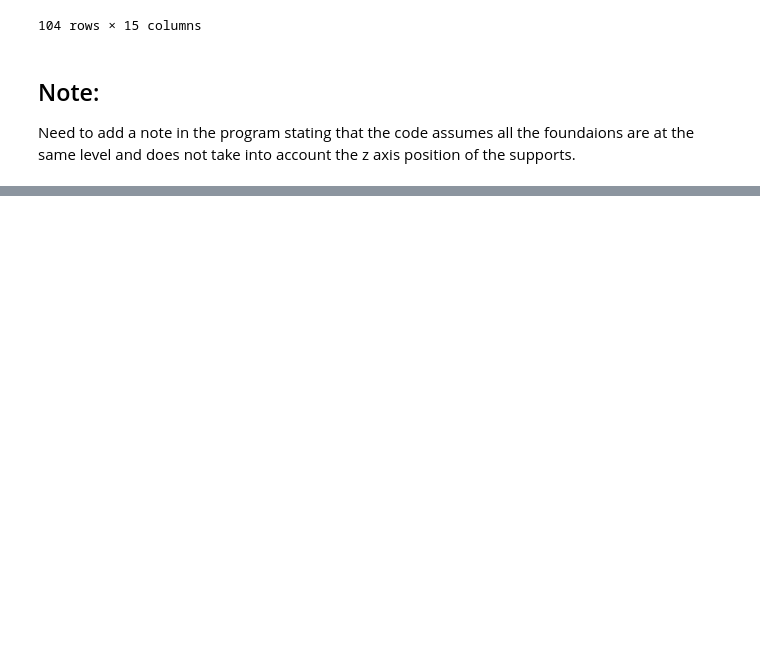
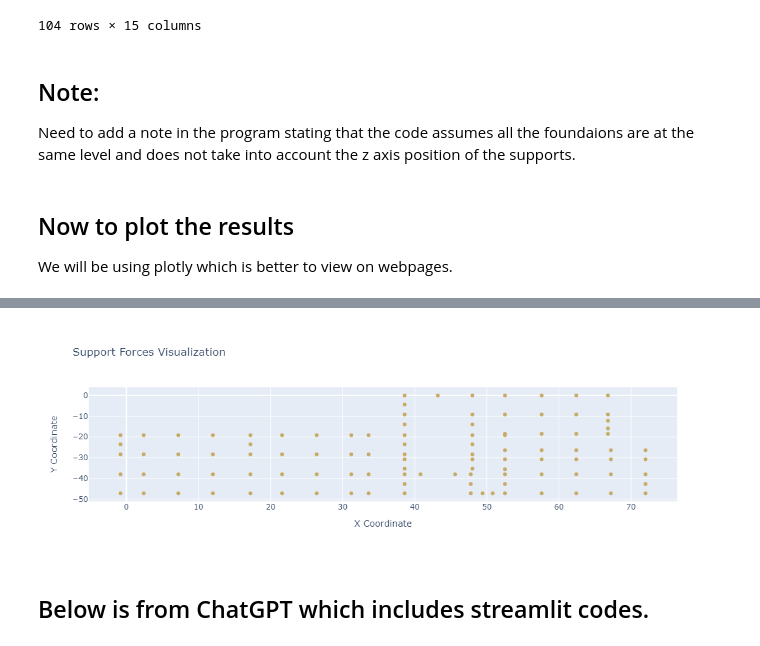
Before and after one commit to mo7amed42/Final_Project, a Jupyter notebook: Final_Project.ipynb, the cells around one changed output, grey strips where cells are left out. Drawn from its saved outputs; the diff is of its cells as text; code cells hidden in the pictures; blank space fills up the shorter version.

```diff
--- a/Final_Project.ipynb
+++ b/Final_Project.ipynb
@@ -557,3 +539,6 @@ new_df
 
 Need to add a note in the program stating that the code assumes all the foundaions are at the same level and does not take into account the
 z axis position of the supports.
+# %% [markdown]
+## Now to plot the results
+We will be using plotly which is better to view on webpages.
@@ -559,0 +547,24 @@ z axis position of the supports.
+# %%
+
+
+# Plotting with plotly.graph_objs
+trace = go.Scatter(
+    x=new_df['X Coordinate'],
+    y=new_df['Y Coordinate'],
+    mode='markers',
+    marker=dict(color='rgb(200,170,100)'),
+    textposition='top center',
+    name='Support Points'
+)
+
+layout = go.Layout(
+    title="Support Forces Visualization",
+    xaxis=dict(title='X Coordinate'),
+    yaxis=dict(title='Y Coordinate'),
+    showlegend=False
+)
+
+fig = go.Figure(data=[trace], layout=layout)
+# %%
+fig
+# %% [output]
@@ -559,0 +572,3 @@ z axis position of the supports.
+[figure, added]
+# %% [markdown]
+## Below is from ChatGPT which includes streamlit codes.
```
Also changed, not shown: parts of 6 cells of this notebook, 1 other file.
